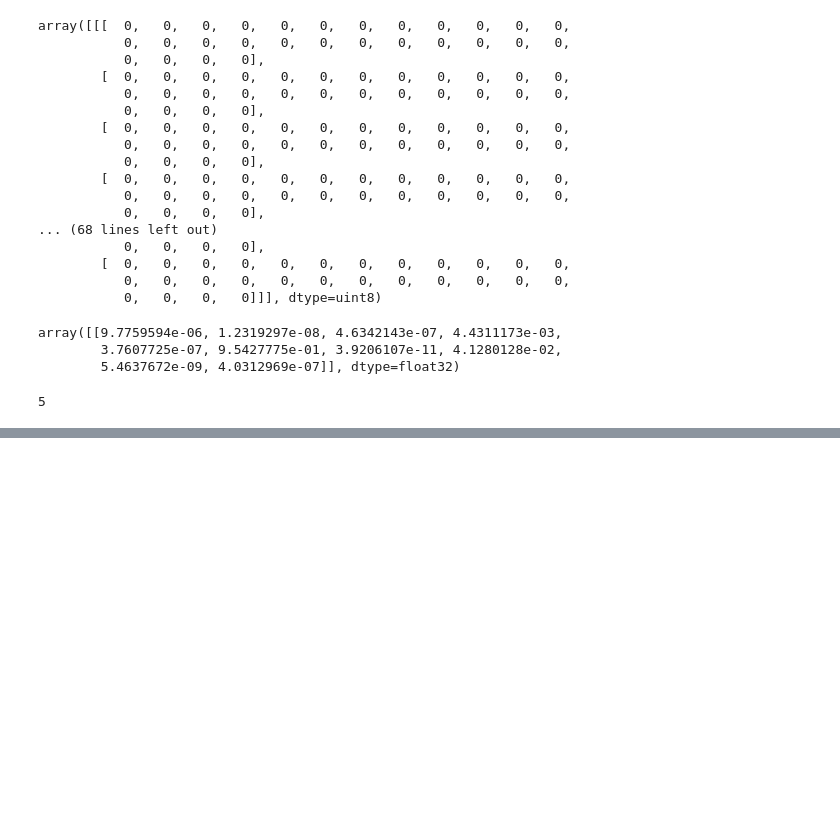
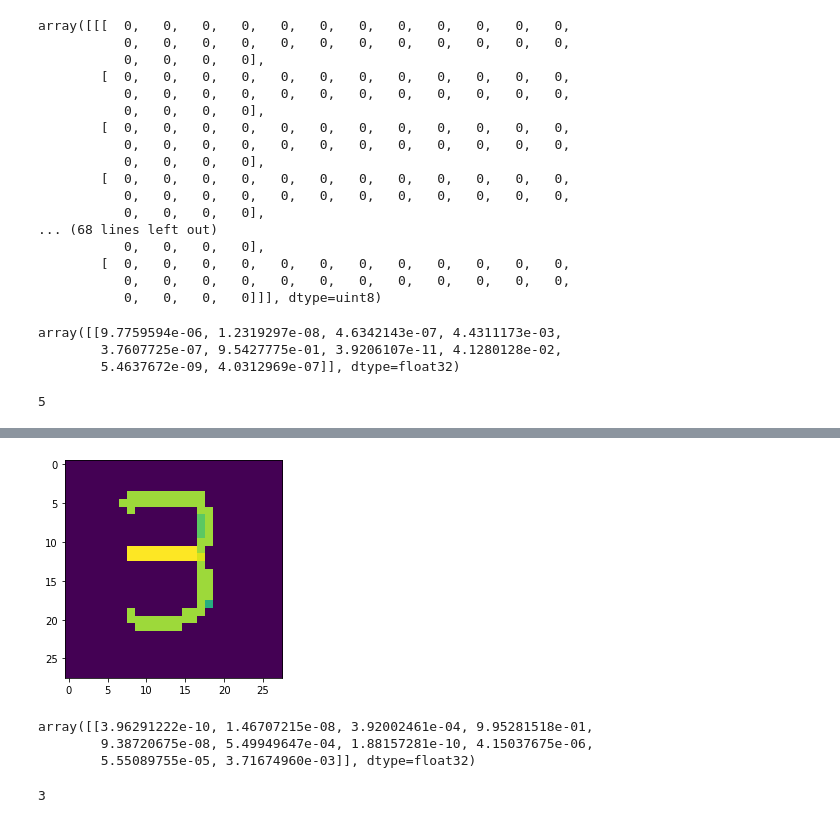
Before and after one commit to eaglehkim/python, a Jupyter notebook: prac4.ipynb, the cells around one changed output, grey strips where cells are left out. Drawn from its saved outputs; the diff is of its cells as text; code cells hidden in the pictures; blank space fills up the shorter version.

```diff
--- a/prac4.ipynb
+++ b/prac4.ipynb
@@ -1622,0 +1722,6 @@ np.argmax(dnn3.predict(test_1_re_res_r))
+# %%
+# 1. size
+# 2. to gray-scale
+# 3. scale
+test_1_resize = cv2.resize(test_1, (28, 28))
+test_1_resize_reshape = test_1_resize.reshape(-1, 28, 28) # 3 차원으로
@@ -1622,0 +1738,4 @@ np.argmax(dnn3.predict(test_1_re_res_r))
+# %%
+test_1_resize_r = 255-test_1_resize # 흑백반전
+test_1_resize_r[test_1_resize_r<100]=0 # 배경 없애기
+test_1_resize_r
@@ -1622,0 +1760,4 @@ np.argmax(dnn3.predict(test_1_re_res_r))
+# %%
+plt.imshow(test_1_resize_r);
+# %% [output]
+[figure, added]
@@ -1622,0 +1766,10 @@ np.argmax(dnn3.predict(test_1_re_res_r))
+# %%
+dnn.predict(test_1_resize_r_reshape)
+# %% [output]
+array([[3.96291222e-10, 1.46707215e-08, 3.92002461e-04, 9.95281518e-01,
+        9.38720675e-08, 5.49949647e-04, 1.88157281e-10, 4.15037675e-06,
+        5.55089755e-05, 3.71674960e-03]], dtype=float32)
+# %%
+np.argmax(dnn.predict(test_1_resize_r_reshape))
+# %% [output]
+3
```
Also changed, not shown: parts of 23 cells of this notebook.
